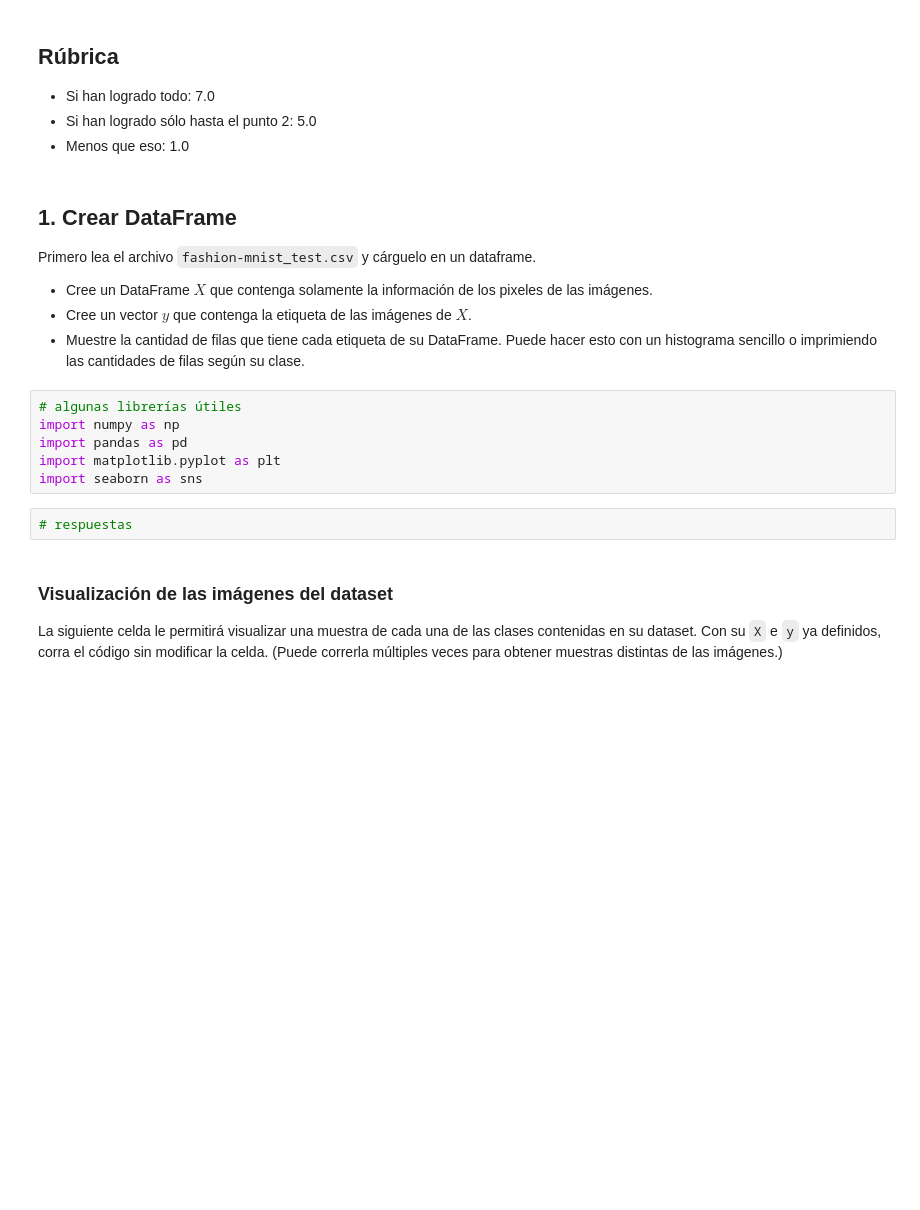
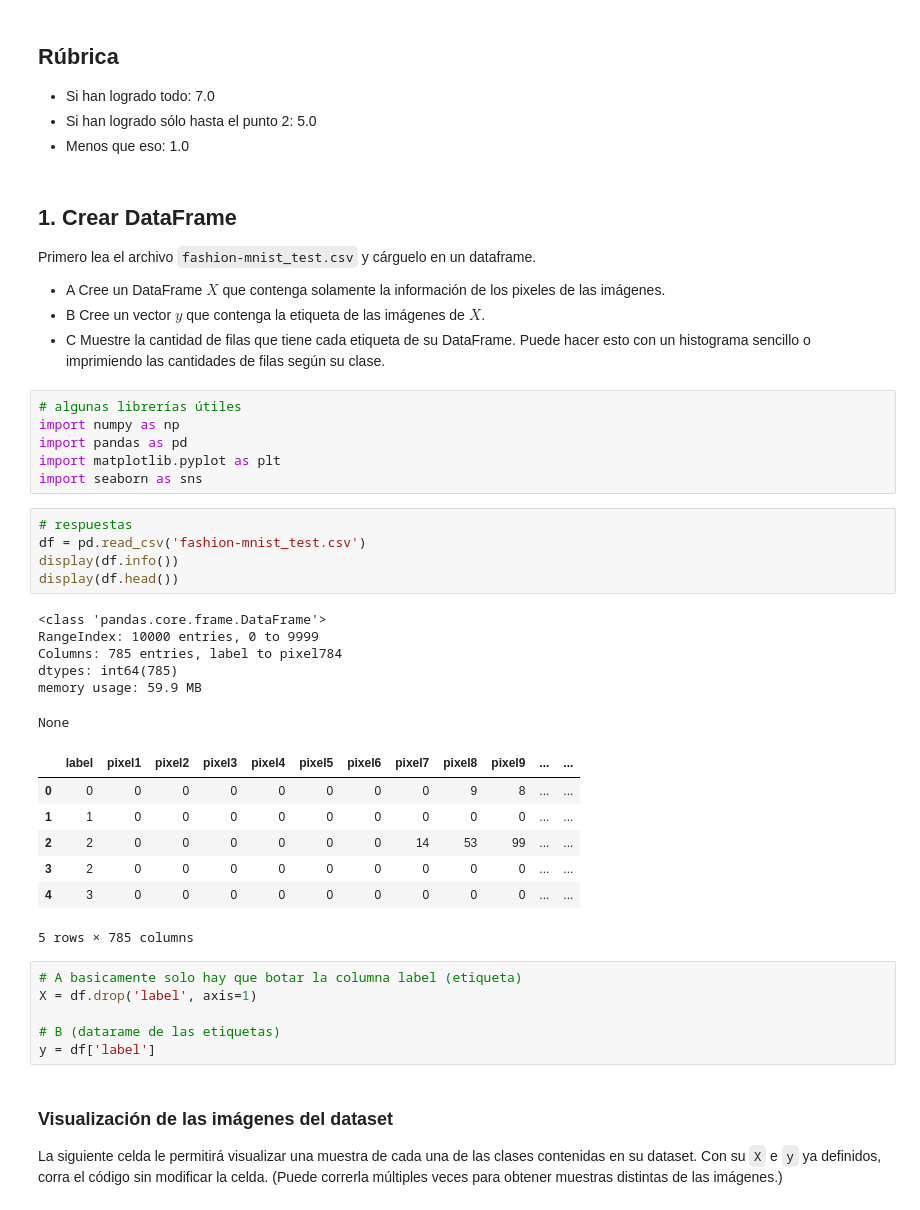
Before and after one commit to BenjaCidR/IMT2200-BENJAMIN-CID, a Jupyter notebook: Actividades/Actividad 12/data_2025/IMT2200 2025 - Actividad 12.ipynb, the cells around one changed output. Saved outputs shown, nothing was run; the diff lists cells and outputs as text; blank space fills up the shorter version.

```diff
--- a/Actividades/Actividad 12/data_2025/IMT2200 2025 - Actividad 12.ipynb
+++ b/Actividades/Actividad 12/data_2025/IMT2200 2025 - Actividad 12.ipynb
@@ -36,9 +36,9 @@ Para esta actividad, trabajaremos con la base de datos de imágenes [Fashion-MNI
 
 Primero lea el archivo `fashion-mnist_test.csv` y cárguelo en un dataframe.
 
-* Cree un DataFrame $X$ que contenga solamente la información de los pixeles de las imágenes.
-* Cree un vector $y$ que contenga la etiqueta de las imágenes de $X$.
-* Muestre la cantidad de filas que tiene cada etiqueta de su DataFrame. Puede hacer esto con un histograma sencillo o imprimiendo las cantidades de filas según su clase.
+* A Cree un DataFrame $X$ que contenga solamente la información de los pixeles de las imágenes.
+* B Cree un vector $y$ que contenga la etiqueta de las imágenes de $X$.
+* C Muestre la cantidad de filas que tiene cada etiqueta de su DataFrame. Puede hacer esto con un histograma sencillo o imprimiendo las cantidades de filas según su clase.
 # %%
 # algunas librerías útiles
 import numpy as np
@@ -47,6 +47,29 @@ import matplotlib.pyplot as plt
 import seaborn as sns
 # %%
 # respuestas
+df = pd.read_csv('fashion-mnist_test.csv')
+display(df.info())
+display(df.head())
+# %% [output]
+<class 'pandas.core.frame.DataFrame'>
+RangeIndex: 10000 entries, 0 to 9999
+Columns: 785 entries, label to pixel784
+dtypes: int64(785)
+memory usage: 59.9 MB
+None
+|  | label | pixel1 | pixel2 | pixel3 | pixel4 | pixel5 | pixel6 | pixel7 | pixel8 | pixel9 | ... | ... |
+| 0 | 0 | 0 | 0 | 0 | 0 | 0 | 0 | 0 | 9 | 8 | ... | ... |
+| 1 | 1 | 0 | 0 | 0 | 0 | 0 | 0 | 0 | 0 | 0 | ... | ... |
+| 2 | 2 | 0 | 0 | 0 | 0 | 0 | 0 | 14 | 53 | 99 | ... | ... |
+| 3 | 2 | 0 | 0 | 0 | 0 | 0 | 0 | 0 | 0 | 0 | ... | ... |
+| 4 | 3 | 0 | 0 | 0 | 0 | 0 | 0 | 0 | 0 | 0 | ... | ... |
+5 rows × 785 columns
+# %%
+# A basicamente solo hay que botar la columna label (etiqueta)
+X = df.drop('label', axis=1)
+
+# B (datarame de las etiquetas)
+y = df['label']
 # %% [markdown]
 ### Visualización de las imágenes del dataset
 La siguiente celda le permitirá visualizar una muestra de cada una de las clases contenidas en su dataset. Con su `X` e `y` ya definidos, corra el código sin modificar la celda. (Puede correrla múltiples veces para obtener muestras distintas de las imágenes.)
```
Also changed, not shown: parts of 6 cells of this notebook.
